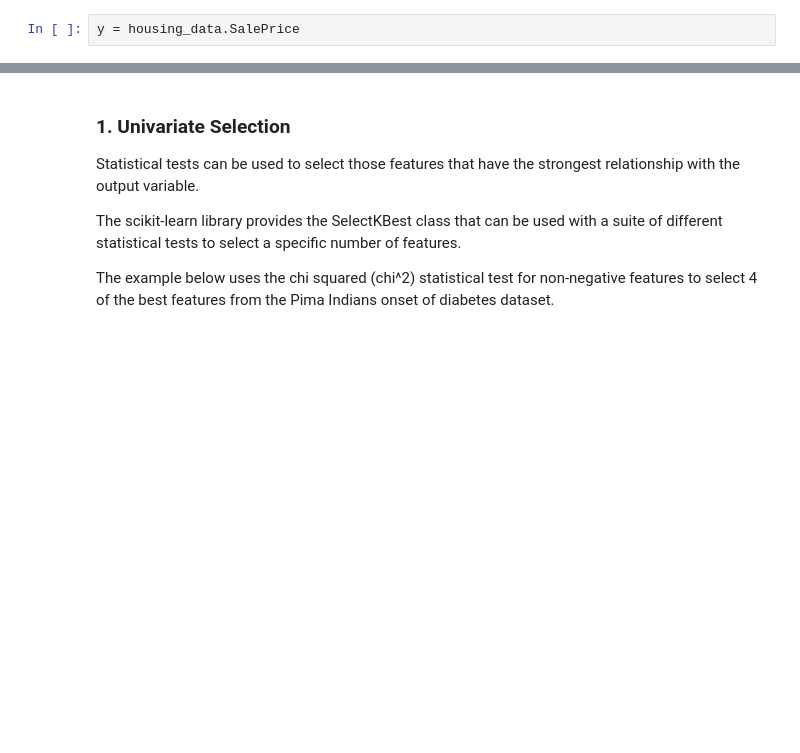
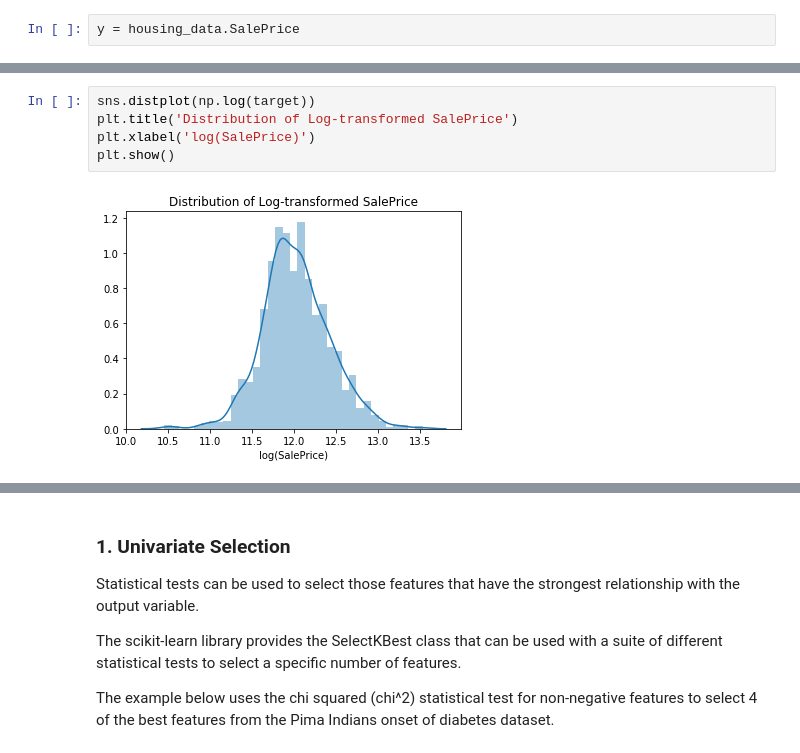
Before and after one commit to hightaco/kaggle-worksheets, a Jupyter notebook: Housing Prices Competition for Kaggle Learn Users/Housing Prices Competition for Kaggle Learn Users.ipynb, the cells around one changed output, grey strips where cells are left out. Saved outputs shown, nothing was run; the diff lists cells and outputs as text; blank space fills up the shorter version.

```diff
--- a/Housing Prices Competition for Kaggle Learn Users/Housing Prices Competition for Kaggle Learn Users.ipynb
+++ b/Housing Prices Competition for Kaggle Learn Users/Housing Prices Competition for Kaggle Learn Users.ipynb
@@ -128,0 +218,7 @@ y = housing_data.SalePrice
+# %%
+sns.distplot(np.log(target))
+plt.title('Distribution of Log-transformed SalePrice')
+plt.xlabel('log(SalePrice)')
+plt.show()
+# %% [output]
+[figure, added]
```
Also changed, not shown: parts of 56 cells of this notebook.
